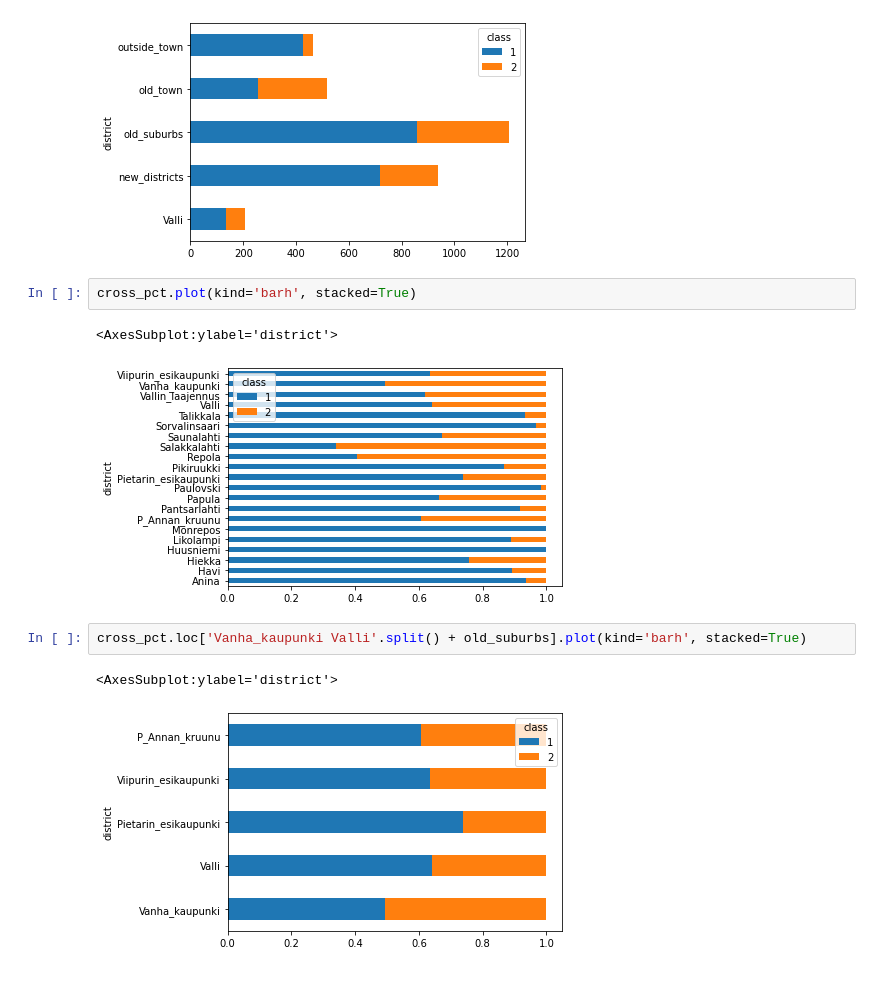
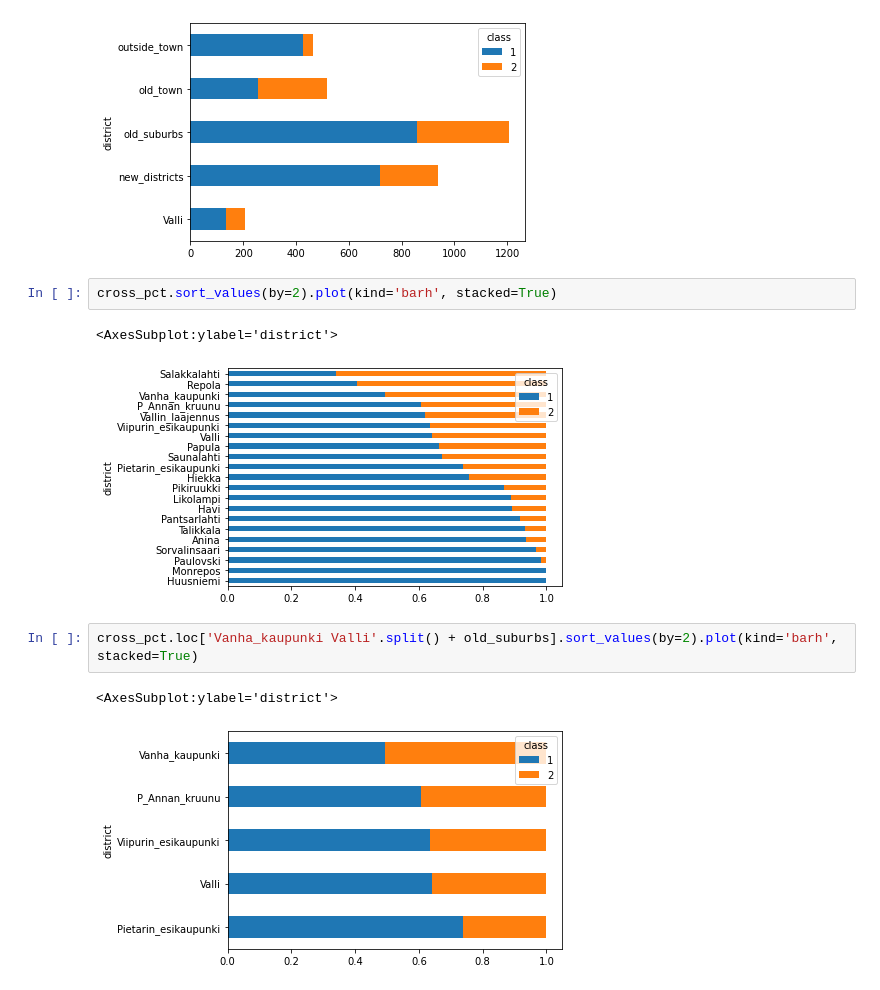
Before and after one commit to AnttiHaerkoenen/spatial_segregation, a Jupyter notebook: notebooks/building_material_1640-1880.ipynb, the cells around one changed output. Saved outputs shown, nothing was run; the diff lists cells and outputs as text.

```diff
--- a/notebooks/building_material_1640-1880.ipynb
+++ b/notebooks/building_material_1640-1880.ipynb
@@ -172,15 +172,15 @@ cross_grouped.plot(kind='barh', stacked=True)
 <AxesSubplot:ylabel='district'>
 [figure]
 # %%
-cross_pct.plot(kind='barh', stacked=True)
+cross_pct.sort_values(by=2).plot(kind='barh', stacked=True)
 # %% [output]
 <AxesSubplot:ylabel='district'>
-[figure, old version]
+[figure, new version]
 # %%
-cross_pct.loc['Vanha_kaupunki Valli'.split() + old_suburbs].plot(kind='barh', stacked=True)
+cross_pct.loc['Vanha_kaupunki Valli'.split() + old_suburbs].sort_values(by=2).plot(kind='barh', stacked=True)
 # %% [output]
 <AxesSubplot:ylabel='district'>
-[figure, old version]
+[figure, new version]
 # %%
 cross_grouped_pct = cross_grouped.copy()
 cross_grouped_pct[2] = cross_grouped[2] / cross_grouped.sum(axis=1)
```
Also changed, not shown: parts of 5 cells of this notebook.
